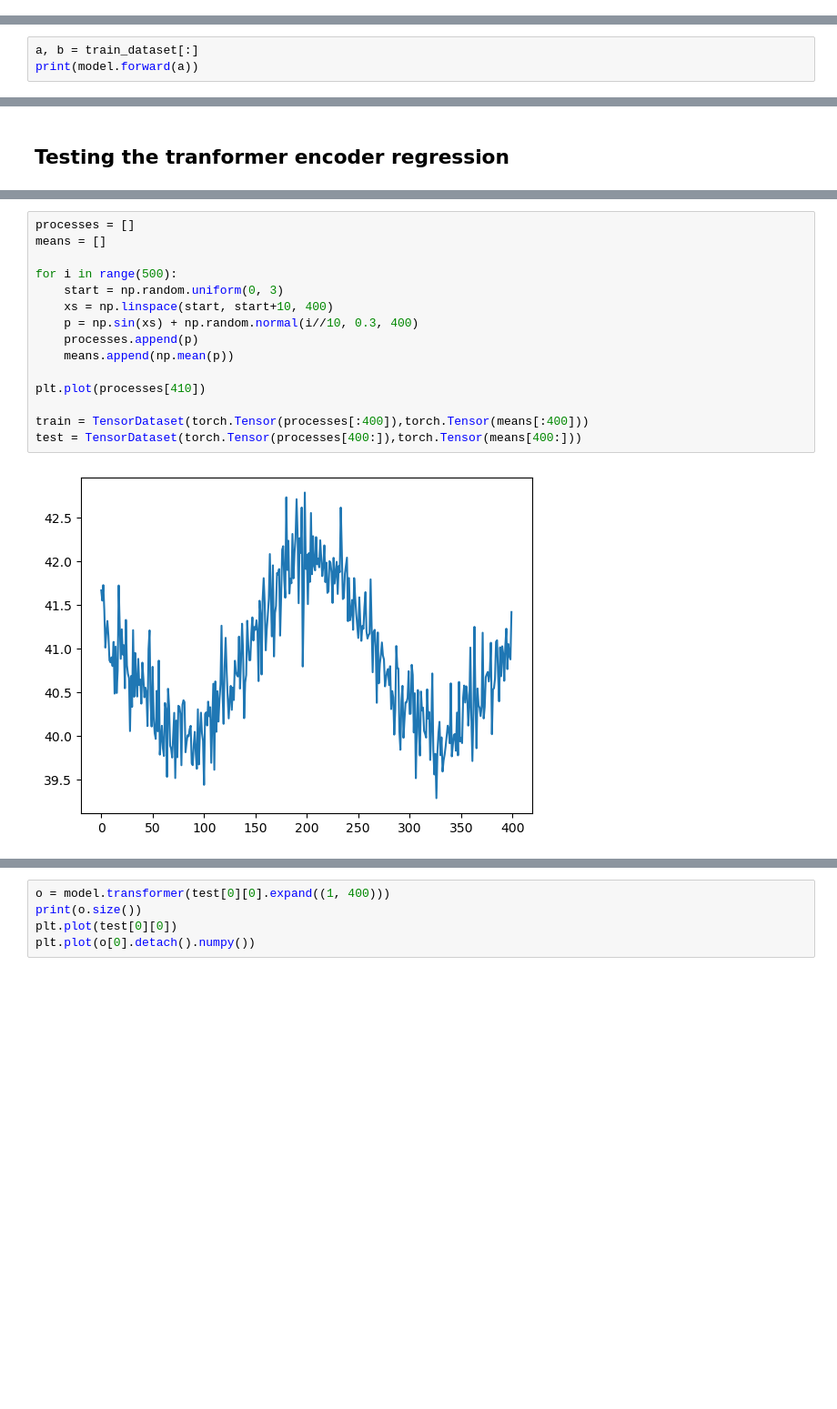
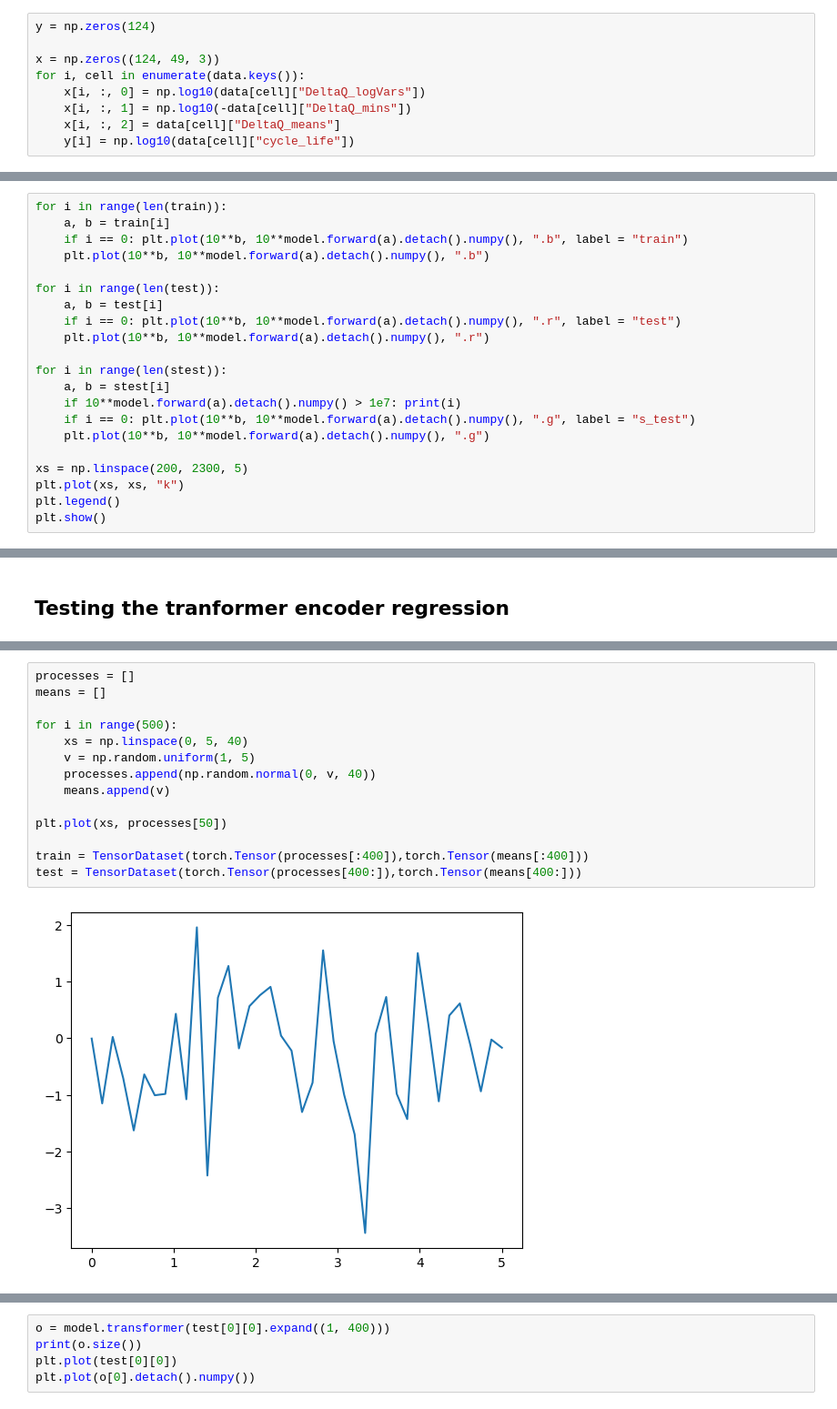
Before and after one commit to nathan99sun/HybridPred, a Jupyter notebook: transformer/transformer+regression.ipynb, the cells around one changed output, grey strips where cells are left out. Shown at 91% size. Drawn from its saved outputs; the diff is of its cells as text; blank space fills up the shorter version.

```diff
--- a/transformer/transformer+regression.ipynb
+++ b/transformer/transformer+regression.ipynb
@@ -40,3 +39,12 @@ print(*x[3])
+# %%
+y = np.zeros(124)
+
+x = np.zeros((124, 49, 3))
+for i, cell in enumerate(data.keys()):
+    x[i, :, 0] = np.log10(data[cell]["DeltaQ_logVars"])
+    x[i, :, 1] = np.log10(-data[cell]["DeltaQ_mins"])
+    x[i, :, 2] = data[cell]["DeltaQ_means"]
+    y[i] = np.log10(data[cell]["cycle_life"])
 # %%
 np.shape(x) # 124 batteries, 99 cycles, discharge measured at 1000 voltage steps per cycle
 # %% [output]
@@ -177,3 +165,0 @@ test_dataset = TensorDataset(torch.Tensor(x[test_ind]),torch.Tensor(y[test_ind])
-# %%
-a, b = train_dataset[:]
-print(model.forward(a))
@@ -197,0 +191,21 @@ tensor([[140.5670],
+# %%
+for i in range(len(train)):
+    a, b = train[i]
+    if i == 0: plt.plot(10**b, 10**model.forward(a).detach().numpy(), ".b", label = "train")
+    plt.plot(10**b, 10**model.forward(a).detach().numpy(), ".b")
+
+for i in range(len(test)):
+    a, b = test[i]
+    if i == 0: plt.plot(10**b, 10**model.forward(a).detach().numpy(), ".r", label = "test")
+    plt.plot(10**b, 10**model.forward(a).detach().numpy(), ".r")
+
+for i in range(len(stest)):
+    a, b = stest[i]
+    if 10**model.forward(a).detach().numpy() > 1e7: print(i)
+    if i == 0: plt.plot(10**b, 10**model.forward(a).detach().numpy(), ".g", label = "s_test")
+    plt.plot(10**b, 10**model.forward(a).detach().numpy(), ".g")
+
+xs = np.linspace(200, 2300, 5)
+plt.plot(xs, xs, "k")
+plt.legend()
+plt.show()
@@ -200,20 +218,19 @@ tensor([[140.5670],
 # %%
 processes = []
 means = []
 
 for i in range(500):
-    start = np.random.uniform(0, 3)
-    xs = np.linspace(start, start+10, 400)
-    p = np.sin(xs) + np.random.normal(i//10, 0.3, 400)
-    processes.append(p)
-    means.append(np.mean(p))
+    xs = np.linspace(0, 5, 40)
+    v = np.random.uniform(1, 5)
+    processes.append(np.random.normal(0, v, 40))
+    means.append(v)
 
-plt.plot(processes[410])
+plt.plot(xs, processes[50])
 
 train = TensorDataset(torch.Tensor(processes[:400]),torch.Tensor(means[:400]))
 test = TensorDataset(torch.Tensor(processes[400:]),torch.Tensor(means[400:]))
 # %% [output]
-[figure, old version]
+[figure, new version]
 # %%
 use_cuda = torch.cuda.is_available()
 device = torch.device("cuda" if use_cuda else "cpu")
```
Also changed, not shown: parts of 17 cells of this notebook.
